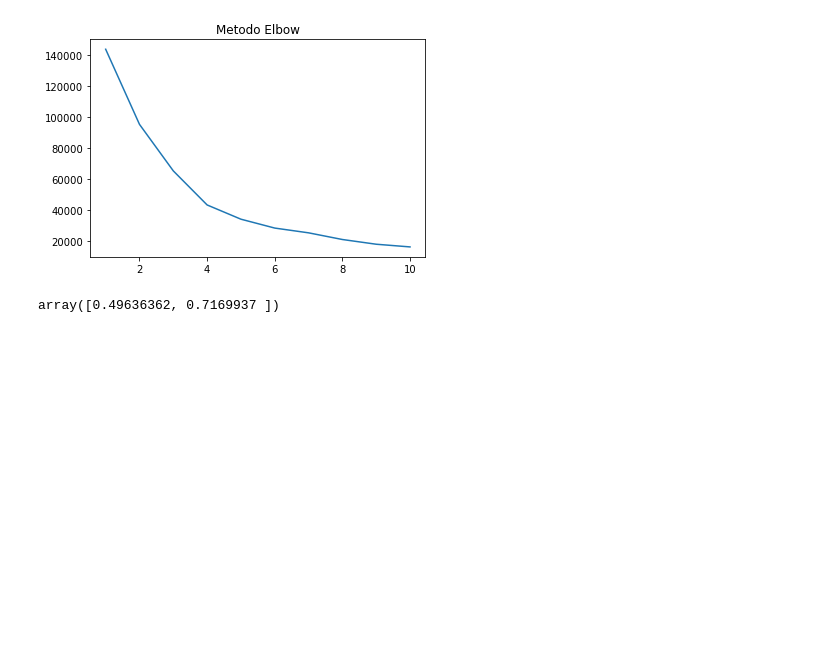
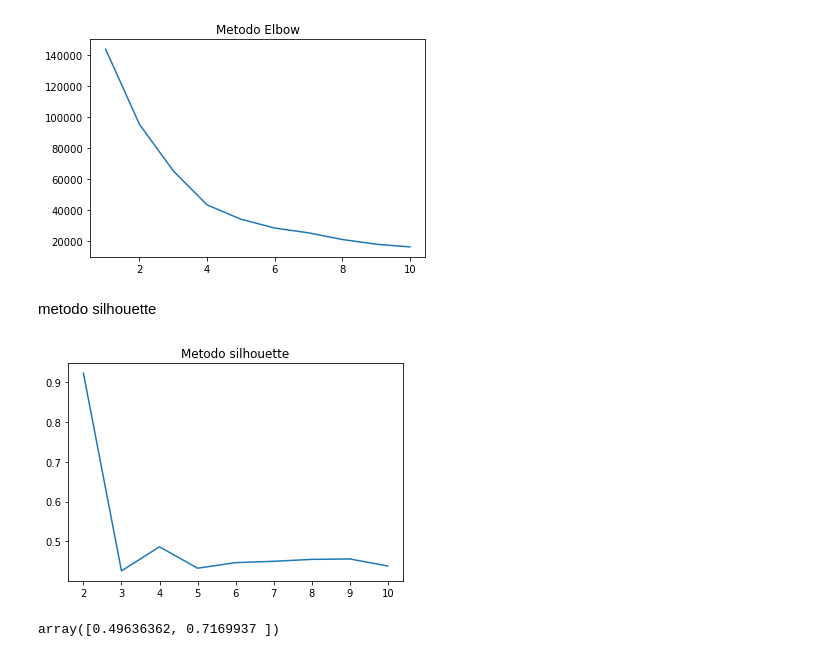
Before and after one commit to GachanDois/lcdia, a Jupyter notebook: Aplicando Kmeans e Clusterizacao.ipynb, the cells around one changed output. Drawn from its saved outputs; the diff is of its cells as text; code cells hidden in the pictures; blank space fills up the shorter version.

```diff
--- a/Aplicando Kmeans e Clusterizacao.ipynb
+++ b/Aplicando Kmeans e Clusterizacao.ipynb
@@ -210,6 +215,26 @@ plt.show()
 9 18012.049003745135
 10 16280.345464034006
 [figure]
+# %% [markdown]
+metodo silhouette
+# %%
+from sklearn.metrics import silhouette_score
+
+aux = []
+
+for i in range(2,11):
+    kmeans = KMeans(n_clusters= i , init = 'random')
+    kmeans.fit_predict(principalDf)
+    score = silhouette_score(principalDf, kmeans.labels_)
+    aux.append(score)
+
+plt.plot(range(2,11), aux)
+plt.title('Metodo silhouette')
+
+
+plt.show()
+# %% [output]
+[figure, added]
 # %%
 pca.explained_variance_ratio_.cumsum()
 # %% [output]
```
Also changed, not shown: parts of 5 cells of this notebook.
